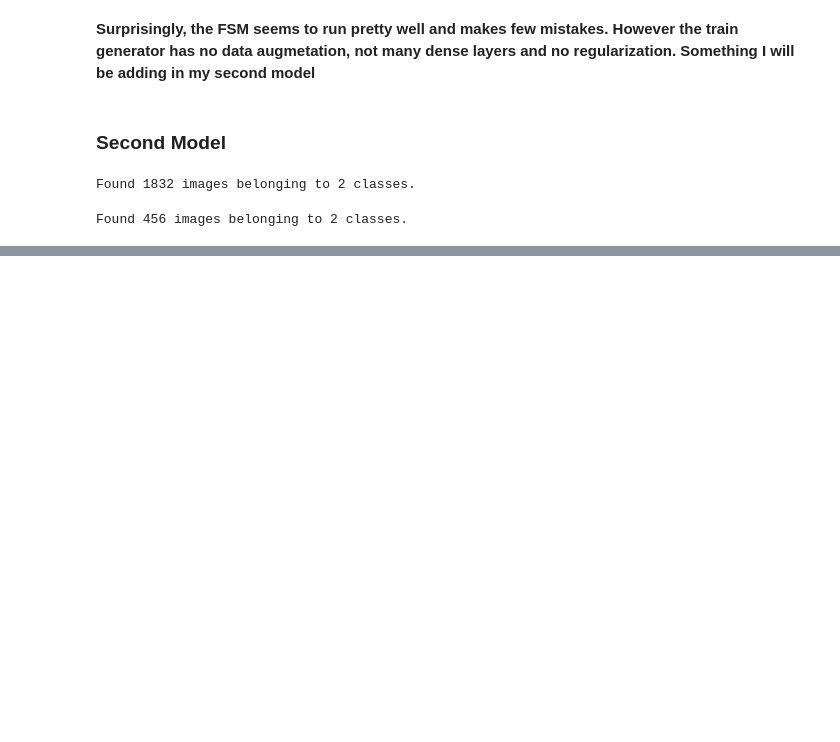
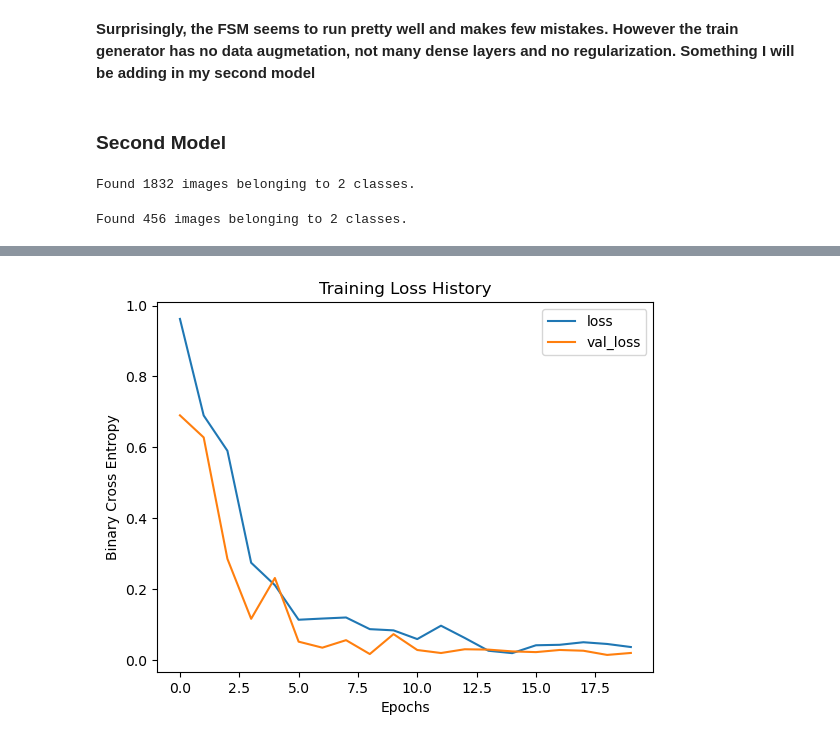
Before and after one commit to ddcots24/Hello-Fresh, a Jupyter notebook: Hello_Fresh.ipynb, the cells around one changed output, grey strips where cells are left out. Drawn from its saved outputs; the diff is of its cells as text; code cells hidden in the pictures; blank space fills up the shorter version.

Commit message:
All CNN Models

```diff
--- a/Hello_Fresh.ipynb
+++ b/Hello_Fresh.ipynb
@@ -363,33 +383,34 @@ validation_generator_aug3 = train_datagen_aug3.flow_from_directory(train_dir, ta
 # %%
-model4 = Sequential()
-model4.add(Conv2D(filters = 32,
+# Creating a CNN with more dense layers
+model3 = Sequential()
+model3.add(Conv2D(filters = 32,
                    kernel_size = (3,3),
                    activation = 'relu',
                    input_shape = (224, 224, 3),
                    padding = 'same',
                  ))
-model4.add(MaxPooling2D(pool_size = (2,2)))
-model4.add(Conv2D(filters = 64,
+model3.add(MaxPooling2D(pool_size = (2,2)))
+model3.add(Conv2D(filters = 64,
                    kernel_size = (3,3),
                    activation = 'relu',
                    padding = 'same',
                  ))
-model4.add(MaxPooling2D(pool_size = (2,2)))
-model4.add(Conv2D(filters = 64,
+model3.add(MaxPooling2D(pool_size = (2,2)))
+model3.add(Conv2D(filters = 64,
                    kernel_size = (3,3),
                    activation = 'relu',
                    padding = 'same',
                 ))
 
-model4.add(Flatten())
-model4.add(Dense(256, activation = 'relu'))
-model4.add(Dropout(0.2))
-model4.add(Dense(128, activation = 'relu'))
-model4.add(Dropout(0.2))
-model4.add(Dense(64, activation = 'relu'))
-model4.add(Dense(32, activation = 'relu'))
-model4.add(Dropout(0.25))
-model4.add(Dense(1, activation = 'sigmoid'))
-model4.compile(optimizer = 'adam', loss = 'binary_crossentropy', metrics = ['accuracy'])
+model3.add(Flatten())
+model3.add(Dense(256, activation = 'relu'))
+model3.add(Dropout(0.2))
+model3.add(Dense(128, activation = 'relu'))
+model3.add(Dropout(0.2))
+model3.add(Dense(64, activation = 'relu'))
+model3.add(Dense(32, activation = 'relu'))
+model3.add(Dropout(0.25))
+model3.add(Dense(1, activation = 'sigmoid'))
+model3.compile(optimizer = 'adam', loss = 'binary_crossentropy', metrics = ['accuracy'])
 # %%
-model_4_history = model4.fit(train_generator_aug3, epochs = 20, steps_per_epoch = 20, validation_data = validation_generator_aug3)
+model_3_history = model3.fit(train_generator_aug3, epochs = 20, steps_per_epoch = 20, validation_data = validation_generator_aug3)
@@ -395,0 +435,11 @@ model_4_history = model4.fit(train_generator_aug3, epochs = 20, steps_per_epoch
+# %%
+# Saving the model to a dataframe and plotting training loss history
+model3_df = pd.DataFrame(model_3_history.history)
+model3_df.index.name = 'Epochs'
+col_list = ['loss', 'val_loss']
+model3_df[col_list].plot()
+plt.ylabel('Binary Cross Entropy')
+plt.title('Training Loss History')
+plt.show()
+# %% [output]
+[figure, added]
```
Also changed, not shown: parts of 36 cells of this notebook.
